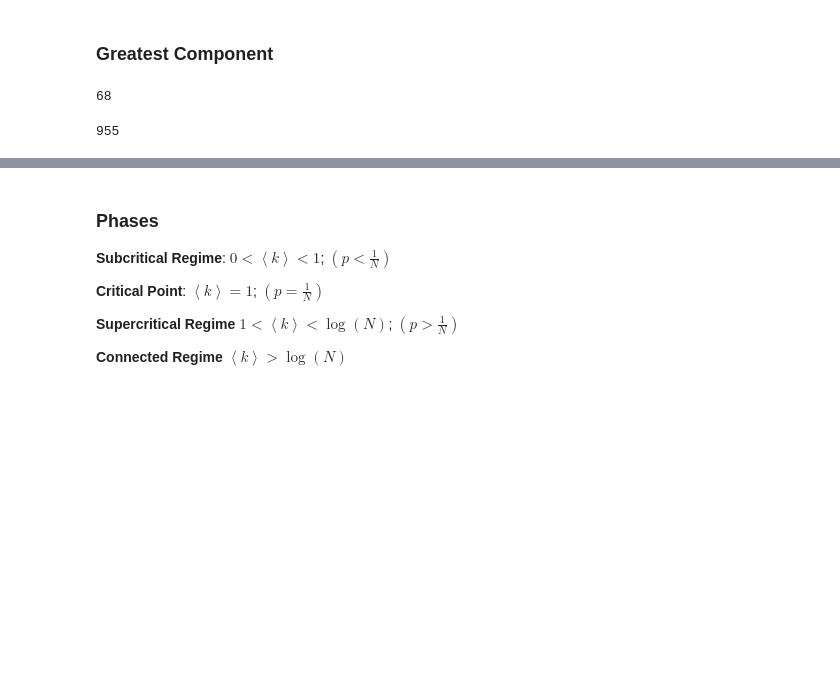
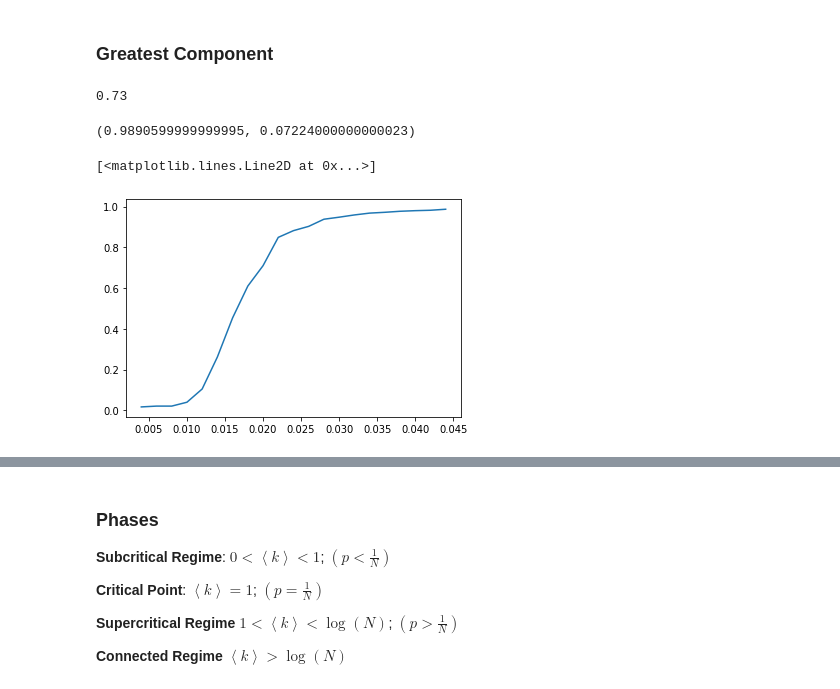
Before and after one commit to poolGolez/project-redos, a Jupyter notebook: random_networks.ipynb, the cells around one changed output, grey strips where cells are left out. Saved outputs shown, nothing was run; the diff lists cells and outputs as text; code cells hidden in the pictures; blank space fills up the shorter version.

Commit message:
Initial analysis on evolution of random networks

```diff
--- a/random_networks.ipynb
+++ b/random_networks.ipynb
@@ -150,8 +149,60 @@ plt.show()
-# %%
-len(list(nx.connected_components(G)))
-# %% [output]
-68
-# %%
-len(max(nx.connected_components(G)))
-# %% [output]
-955
+# %%
+N = 100
+p = 0.02
+
+def gc_ratio(G):
+  greatest_component = max(nx.connected_components(G))
+  return len(greatest_component) / N
+
+G = nx.binomial_graph(N, p, seed=42)
+gc_ratio(G)
+# nx.degree_histogram(G), len(G.edges), G.degree()
+# %% [output]
+0.73
+# %%
+import sys
+
+def average_node_degree(G):
+  return (2 * len(G.edges()))/len(G.nodes())
+
+def sample_n_graphs_average_k(p, N=100, sample_count=1000):
+  rng = np.random.default_rng(42)
+  graph_ks = [average_node_degree(nx.binomial_graph(N, p, seed=seed.item())) \
+          for seed in rng.integers(low=0, high=sys.maxsize, size=sample_count)]
+  return sum(graph_ks) / sample_count
+
+def sample_n_graphs_average_gc_ratio(p, N=100, sample_count=1000):
+  rng = np.random.default_rng(42)
+  graph_ks = [gc_ratio(nx.binomial_graph(N, p, seed=seed.item())) \
+          for seed in rng.integers(low=0, high=sys.maxsize, size=sample_count)]
+  return sum(graph_ks) / sample_count
+
+
+def sample_n_graphs_gc_ratio(p, N=100, sample_count=1000):
+  rng = np.random.default_rng(256)
+  graph_ks = [gc_ratio(nx.binomial_graph(N, p, seed=seed.item())) \
+          for seed in rng.integers(low=0, high=sys.maxsize, size=sample_count)]
+  return graph_ks
+
+sample_n_graphs_average_k(0.01, N=100, sample_count=1000), sample_n_graphs_average_gc_ratio(0.01, N=100, sample_count=1000)
+# %% [output]
+(0.9890599999999995, 0.07224000000000023)
+# %%
+N = 100
+
+# critical point (p = 0.010)
+# connected regime (p > 0.046)
+
+# for p in np.arange(0.004, 0.055, 0.002):
+#   print(p)
+
+p_range = np.arange(0.004, 0.045, 0.002)
+data = { p:sample_n_graphs_average_gc_ratio(p, N=100, sample_count=10) for p in p_range}
+
+
+X = np.array([k for k in data.keys()])
+y = np.array([v for v in data.values()])
+plt.plot(X, y)
+# %% [output]
+[<matplotlib.lines.Line2D at 0x...>]
+[figure, added]
```
Also changed, not shown: parts of 5 cells of this notebook.
